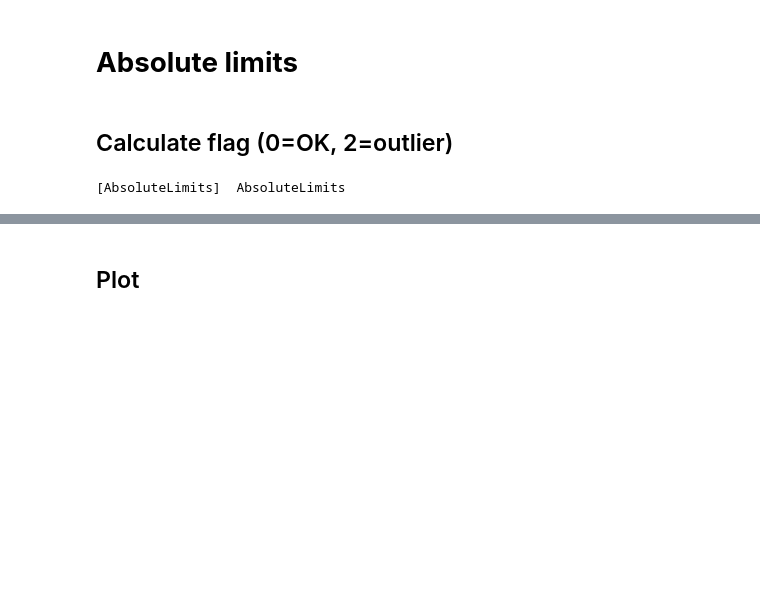
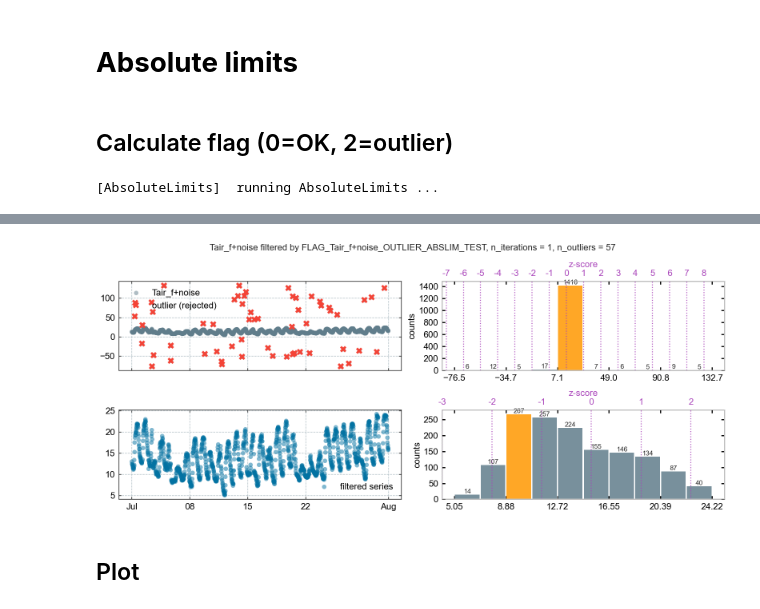
Before and after one commit to holukas/diive, a Jupyter notebook: notebooks/OutlierDetection/AbsoluteLimits.ipynb, the cells around one changed output, grey strips where cells are left out. Cells and saved outputs as stored; diff of their text form; code cells hidden in the pictures; blank space fills up the shorter version.

```diff
--- a/notebooks/OutlierDetection/AbsoluteLimits.ipynb
+++ b/notebooks/OutlierDetection/AbsoluteLimits.ipynb
@@ -94,12 +98,12 @@ TimeSeries(s_noise).plot();
 # %% [markdown]
 ## Calculate flag (0=OK, 2=outlier)
 # %%
-al = AbsoluteLimits(series=s_noise, minval=-1, maxval=25)
-al.calc(repeat=False)
+al = AbsoluteLimits(series=s_noise, minval=-1, maxval=25, showplot=True)
+al.calc()
 flag = al.get_flag()
 flag
 # %% [output]
-[AbsoluteLimits]  AbsoluteLimits
+[AbsoluteLimits]  running AbsoluteLimits ...
 TIMESTAMP_MIDDLE
 2018-07-01 00:15:00    0.0
 2018-07-01 00:45:00    0.0
@@ -115,4 +119,5 @@ TIMESTAMP_MIDDLE
 Freq: 30min, Name: FLAG_Tair_f+noise_OUTLIER_ABSLIM_TEST, Length: 1488, dtype: float64
+[figure, added]
 # %% [markdown]
 ## Plot
 # %%
```
Also changed, not shown: parts of 6 cells of this notebook, 15 other files.
